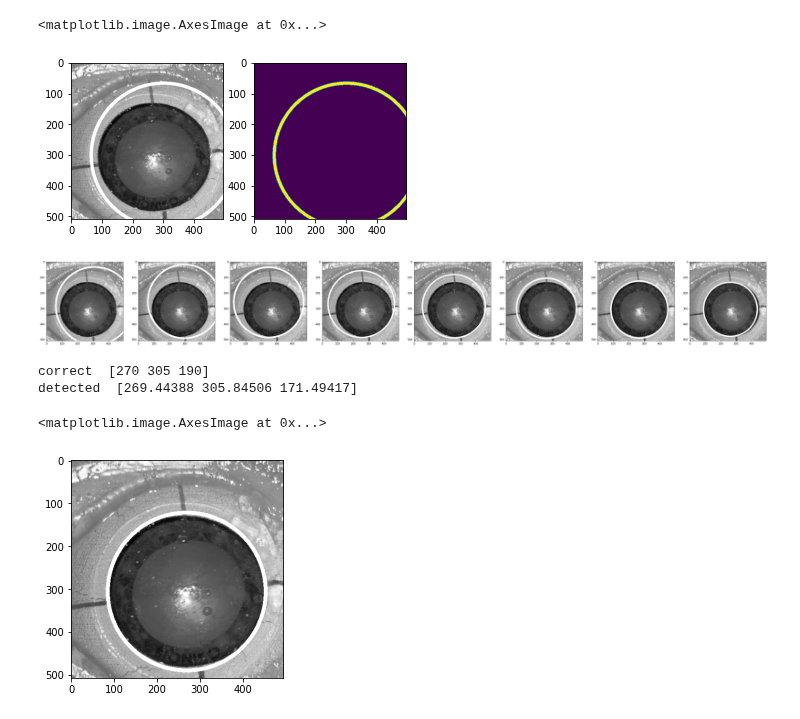
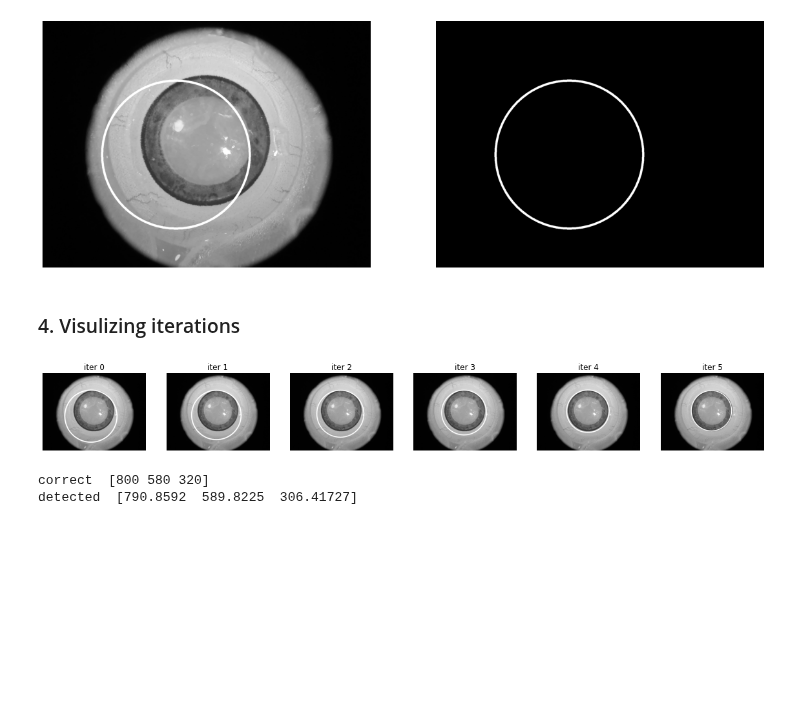
Before and after one commit to Custom-Surgical-GmbH/Cataract-Surgery-Training-Explorations, a Jupyter notebook: opencv_explorations/tighten_circle.ipynb, the cells around one changed output. Cells and saved outputs as stored; diff of their text form; code cells hidden in the pictures; blank space fills up the shorter version.

```diff
--- a/opencv_explorations/tighten_circle.ipynb
+++ b/opencv_explorations/tighten_circle.ipynb
@@ -14,5 +21,8 @@ import matplotlib.pyplot as plt
 # %%
-im = cv2.imread('/Users/mirek/Desktop/test.png')
+im = cv2.imread('data/artificial/base3.jpeg')
 im = cv2.cvtColor(im, cv2.COLOR_BGR2GRAY)
+
 plt.imshow(im, cmap='gray')
+plt.axis('off')
+plt.show()
 # %% [output]
@@ -25,30 +32,37 @@ INIT_CIRCLE = np.array((300,300,235))
 # %%
+CORRECT_CIRCLE = np.array((800, 580, 320))
+INIT_CIRCLE = np.array((650, 650, 360))
+
 im_c = im.copy()
 mask = np.zeros(im_c.shape, dtype=np.byte)
 cv2.circle(im_c, (INIT_CIRCLE[0], INIT_CIRCLE[1]), INIT_CIRCLE[2], 255, 10)
 cv2.circle(mask, (INIT_CIRCLE[0], INIT_CIRCLE[1]), INIT_CIRCLE[2], 1, 10)
 
-_, axs = plt.subplots(1,2)
+_, axs = plt.subplots(1, 2, figsize=(20, 10))
 axs[0].imshow(im_c, cmap='gray')
-axs[1].imshow(mask)
+axs[0].axis('off')
+
+axs[1].imshow(mask, cmap='gray')
+axs[1].axis('off')
+
+plt.show()
 # %% [output]
-<matplotlib.image.AxesImage at 0x...>
-[figure, old version]
+[figure, new version]
+# %% [markdown]
+### 4. Visulizing iterations
 # %%
-circle, intermediates = tighten_circle(im, INIT_CIRCLE, beta=0.95, return_intermediates=True)
+circle, intermediates = tighten_circle(
+    im, INIT_CIRCLE, beta=0.95, return_intermediates=True)
 
-_, axs = plt.subplots(1, len(intermediates), figsize=(50,10))
+_, axs = plt.subplots(1, 6, figsize=(20, 10))
 for i in range(len(intermediates)):
+    axs[i].set_title('iter %d' % i)
     axs[i].imshow(intermediates[i], cmap='gray')
+    axs[i].axis('off')
 
 plt.show()
 print('correct ', CORRECT_CIRCLE, '\ndetected ', circle)
 # %% [output]
-[figure, old version]
+[figure, new version]
-correct  [270 305 190]
-detected  [269.44388 305.84506 171.49417]
+correct  [800 580 320]
+detected  [790.8592  589.8225  306.41727]
-# %%
-plt.imshow(intermediates[-2], cmap='gray')
-# %% [output]
-<matplotlib.image.AxesImage at 0x...>
-[figure, removed]
```
Also changed, not shown: parts of 9 cells of this notebook, 4 other files.
